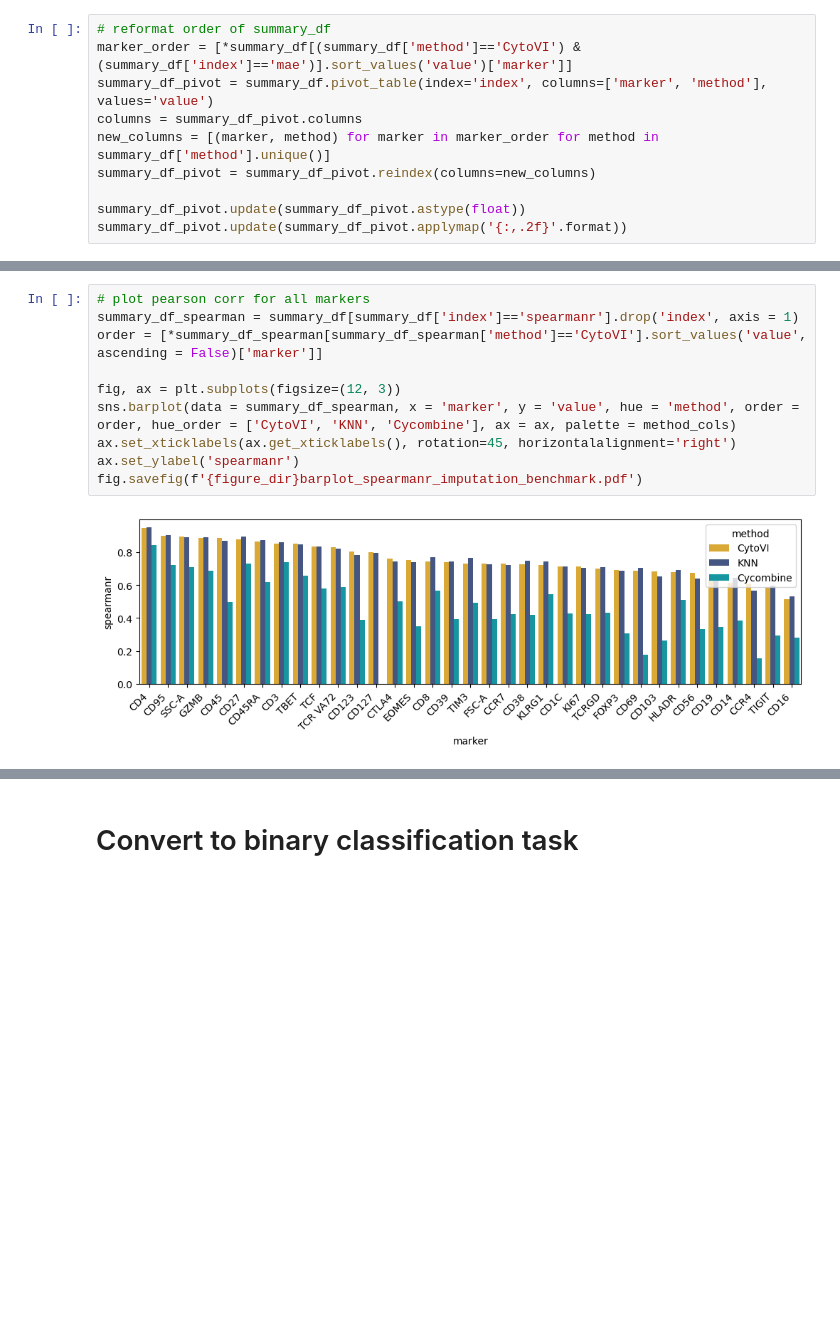
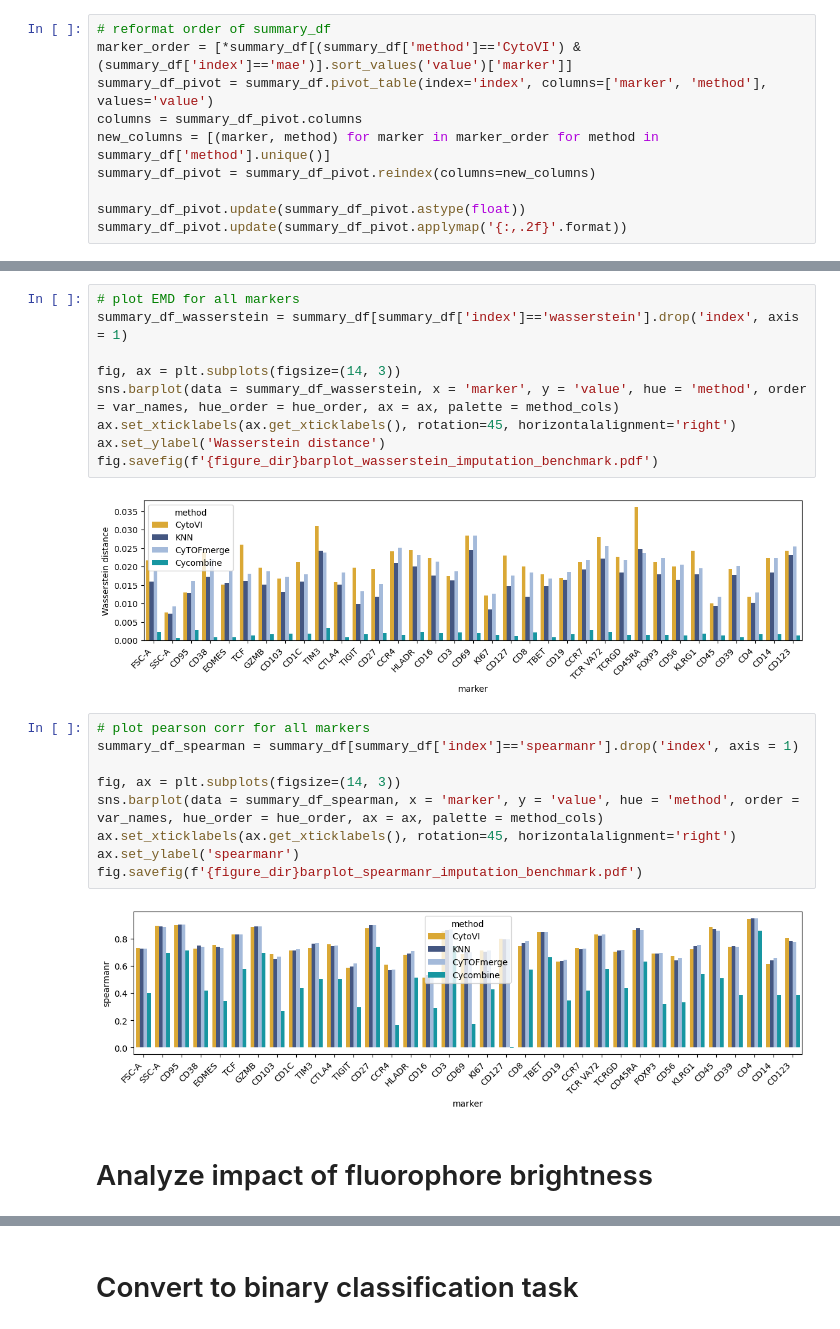
Before and after one commit to YosefLab/cytovi-reproducibility, a Jupyter notebook: Figure3_Imputation_Bcell_atlas/notebooks/3_1_Imputation_benchmarking.ipynb, the cells around one changed output, grey strips where cells are left out. Drawn from its saved outputs; the diff is of its cells as text; blank space fills up the shorter version.

```diff
--- a/Figure3_Imputation_Bcell_atlas/notebooks/3_1_Imputation_benchmarking.ipynb
+++ b/Figure3_Imputation_Bcell_atlas/notebooks/3_1_Imputation_benchmarking.ipynb
@@ -309,12 +362,24 @@ fig.savefig(f'{figure_dir}barplot_pearsonr_imputation_benchmark.pdf')
+# %%
+# plot EMD for all markers
+summary_df_wasserstein = summary_df[summary_df['index']=='wasserstein'].drop('index', axis = 1)
+
+fig, ax = plt.subplots(figsize=(14, 3))
+sns.barplot(data = summary_df_wasserstein, x = 'marker', y = 'value', hue = 'method', order = var_names, hue_order = hue_order, ax = ax, palette = method_cols)
+ax.set_xticklabels(ax.get_xticklabels(), rotation=45, horizontalalignment='right')
+ax.set_ylabel('Wasserstein distance')
+fig.savefig(f'{figure_dir}barplot_wasserstein_imputation_benchmark.pdf')
+# %% [output]
+[figure, added]
 # %%
 # plot pearson corr for all markers
 summary_df_spearman = summary_df[summary_df['index']=='spearmanr'].drop('index', axis = 1)
-order = [*summary_df_spearman[summary_df_spearman['method']=='CytoVI'].sort_values('value', ascending = False)['marker']]
 
-fig, ax = plt.subplots(figsize=(12, 3))
-sns.barplot(data = summary_df_spearman, x = 'marker', y = 'value', hue = 'method', order = order, hue_order = ['CytoVI', 'KNN', 'Cycombine'], ax = ax, palette = method_cols)
+fig, ax = plt.subplots(figsize=(14, 3))
+sns.barplot(data = summary_df_spearman, x = 'marker', y = 'value', hue = 'method', order = var_names, hue_order = hue_order, ax = ax, palette = method_cols)
 ax.set_xticklabels(ax.get_xticklabels(), rotation=45, horizontalalignment='right')
 ax.set_ylabel('spearmanr')
 fig.savefig(f'{figure_dir}barplot_spearmanr_imputation_benchmark.pdf')
 # %% [output]
-[figure, old version]
+[figure, new version]
+# %% [markdown]
+# Analyze impact of fluorophore brightness
```
Also changed, not shown: parts of 22 cells of this notebook, 4 other files.
